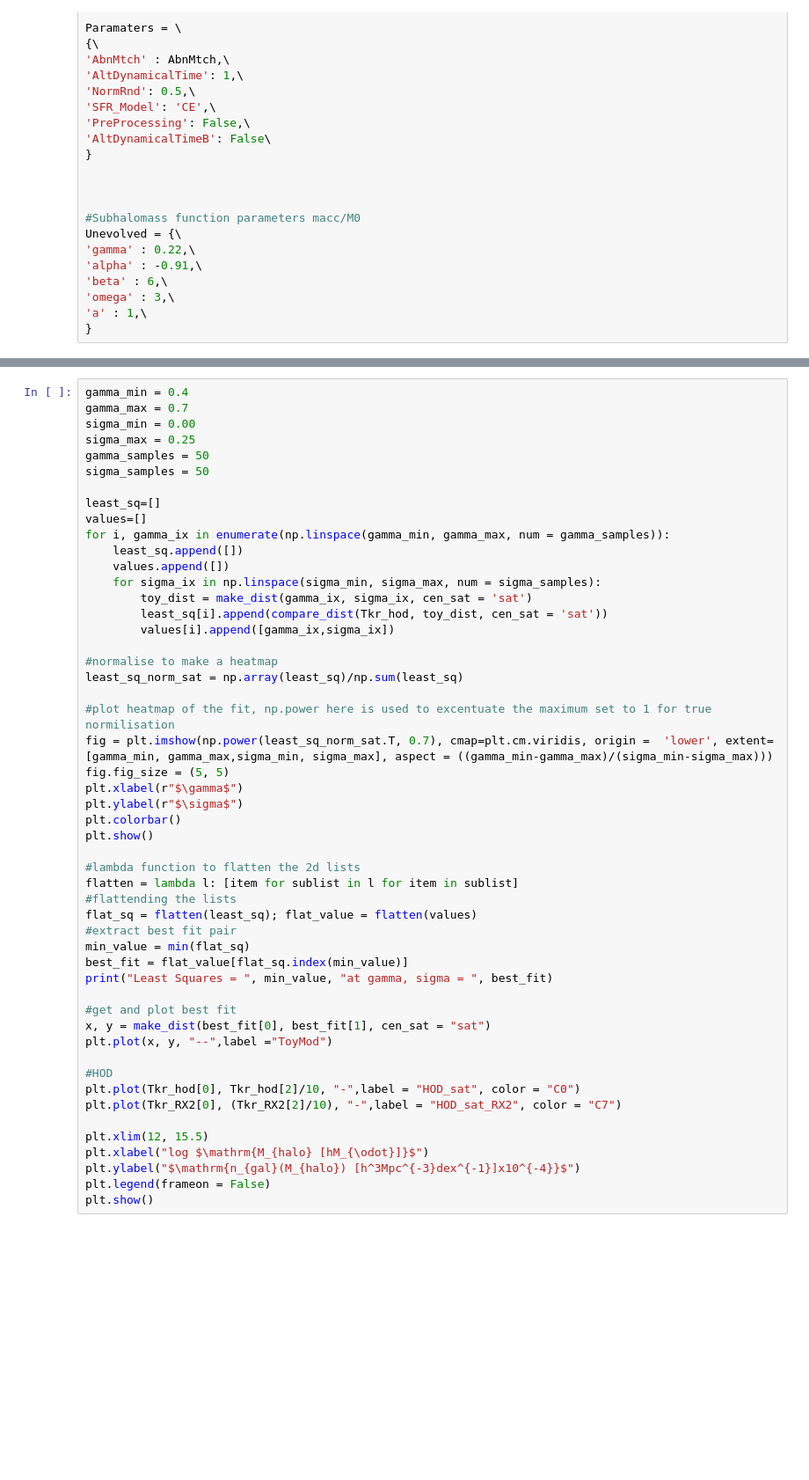
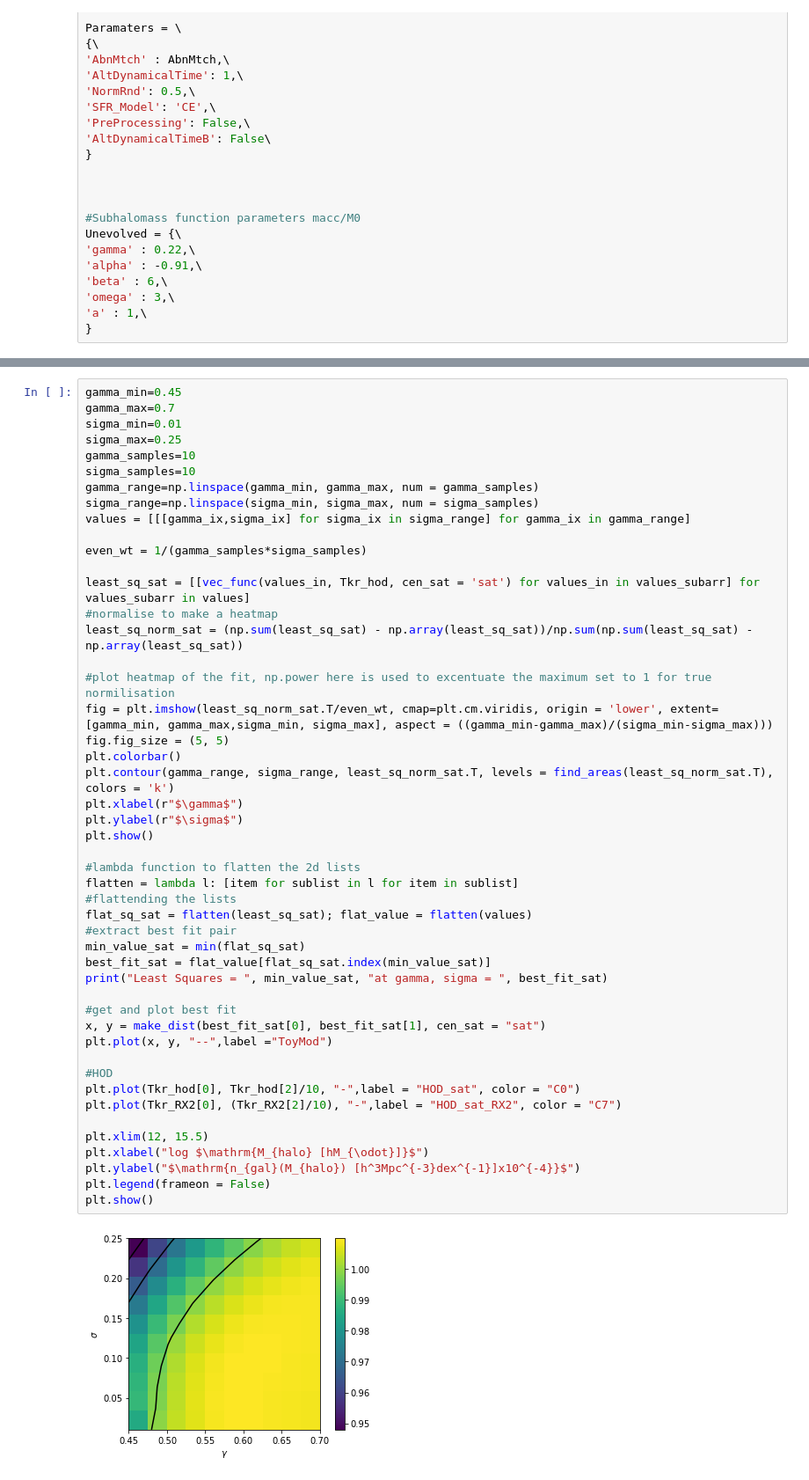
Before and after one commit to PipGrylls/STEEL, a Jupyter notebook: Notebooks/Science/StewPaper.ipynb, the cells around one changed output, grey strips where cells are left out. Shown at 88% size. Cells and saved outputs as stored; diff of their text form; blank space fills up the shorter version.

```diff
--- a/Notebooks/Science/StewPaper.ipynb
+++ b/Notebooks/Science/StewPaper.ipynb
@@ -309,51 +259,50 @@ plt.show()
 # %%
-gamma_min = 0.4
-gamma_max = 0.7
-sigma_min = 0.00
-sigma_max = 0.25
-gamma_samples = 50
-sigma_samples = 50
+gamma_min=0.45
+gamma_max=0.7
+sigma_min=0.01
+sigma_max=0.25
+gamma_samples=10
+sigma_samples=10
+gamma_range=np.linspace(gamma_min, gamma_max, num = gamma_samples)
+sigma_range=np.linspace(sigma_min, sigma_max, num = sigma_samples)
+values = [[[gamma_ix,sigma_ix] for sigma_ix in sigma_range] for gamma_ix in gamma_range]
 
-least_sq=[]
-values=[]
-for i, gamma_ix in enumerate(np.linspace(gamma_min, gamma_max, num = gamma_samples)):
-    least_sq.append([])
-    values.append([])
-    for sigma_ix in np.linspace(sigma_min, sigma_max, num = sigma_samples):
-        toy_dist = make_dist(gamma_ix, sigma_ix, cen_sat = 'sat')
-        least_sq[i].append(compare_dist(Tkr_hod, toy_dist, cen_sat = 'sat'))
-        values[i].append([gamma_ix,sigma_ix])
+even_wt = 1/(gamma_samples*sigma_samples)
 
+least_sq_sat = [[vec_func(values_in, Tkr_hod, cen_sat = 'sat') for values_in in values_subarr] for values_subarr in values]
 #normalise to make a heatmap
-least_sq_norm_sat = np.array(least_sq)/np.sum(least_sq)
+least_sq_norm_sat = (np.sum(least_sq_sat) - np.array(least_sq_sat))/np.sum(np.sum(least_sq_sat) - np.array(least_sq_sat))
 
 #plot heatmap of the fit, np.power here is used to excentuate the maximum set to 1 for true normilisation
-fig = plt.imshow(np.power(least_sq_norm_sat.T, 0.7), cmap=plt.cm.viridis, origin =  'lower', extent=[gamma_min, gamma_max,sigma_min, sigma_max], aspect = ((gamma_min-gamma_max)/(sigma_min-sigma_max)))
+fig = plt.imshow(least_sq_norm_sat.T/even_wt, cmap=plt.cm.viridis, origin = 'lower', extent=[gamma_min, gamma_max,sigma_min, sigma_max], aspect = ((gamma_min-gamma_max)/(sigma_min-sigma_max)))
 fig.fig_size = (5, 5)
+plt.colorbar()
+plt.contour(gamma_range, sigma_range, least_sq_norm_sat.T, levels = find_areas(least_sq_norm_sat.T), colors = 'k')
 plt.xlabel(r"$\gamma$")
 plt.ylabel(r"$\sigma$")
-plt.colorbar()
 plt.show()
 
 #lambda function to flatten the 2d lists
 flatten = lambda l: [item for sublist in l for item in sublist]
 #flattending the lists
-flat_sq = flatten(least_sq); flat_value = flatten(values)
+flat_sq_sat = flatten(least_sq_sat); flat_value = flatten(values)
 #extract best fit pair
-min_value = min(flat_sq)
-best_fit = flat_value[flat_sq.index(min_value)]
-print("Least Squares = ", min_value, "at gamma, sigma = ", best_fit)
+min_value_sat = min(flat_sq_sat)
+best_fit_sat = flat_value[flat_sq_sat.index(min_value_sat)]
+print("Least Squares = ", min_value_sat, "at gamma, sigma = ", best_fit_sat)
 
 #get and plot best fit
-x, y = make_dist(best_fit[0], best_fit[1], cen_sat = "sat")
+x, y = make_dist(best_fit_sat[0], best_fit_sat[1], cen_sat = "sat")
 plt.plot(x, y, "--",label ="ToyMod")
 
 #HOD
 plt.plot(Tkr_hod[0], Tkr_hod[2]/10, "-",label = "HOD_sat", color = "C0")
 plt.plot(Tkr_RX2[0], (Tkr_RX2[2]/10), "-",label = "HOD_sat_RX2", color = "C7")
 
 plt.xlim(12, 15.5)
 plt.xlabel("log $\mathrm{M_{halo} [hM_{\odot}]}$")
 plt.ylabel("$\mathrm{n_{gal}(M_{halo}) [h^3Mpc^{-3}dex^{-1}]x10^{-4}}$")
 plt.legend(frameon = False)
 plt.show()
+# %% [output]
+[figure, added]
```
Also changed, not shown: parts of 7 cells of this notebook, 1 other file.
